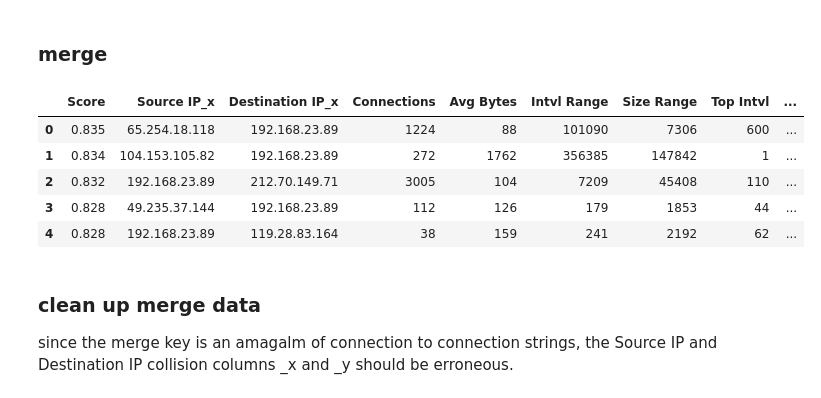
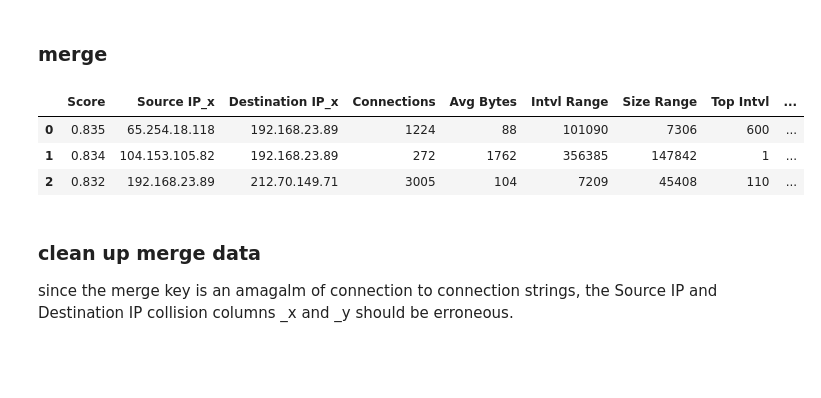
Before and after one commit to jsutch/RITA_Scripts, a Jupyter notebook: Zeek and RITA Analysis - Summary View - Scrubbed.ipynb, the cells around one changed output. Drawn from its saved outputs; the diff is of its cells as text; code cells hidden in the pictures; blank space fills up the shorter version.

```diff
--- a/Zeek and RITA Analysis - Summary View - Scrubbed.ipynb
+++ b/Zeek and RITA Analysis - Summary View - Scrubbed.ipynb
@@ -107,14 +105,12 @@ dfbeacons['ConnString'] = dfbeacons['Source IP'] + '->'+ dfbeacons['Destination
 # %%
 df = pd.merge(dfbeacons, dfconns, on=['ConnString'], how='inner')
 # %%
-df.head(5)
+df.head(3)
 # %% [output]
 |  | Score | Source IP_x | Destination IP_x | Connections | Avg Bytes | Intvl Range | Size Range | Top Intvl | ... |
 | 0 | 0.835 | 65.254.18.118 | 192.168.23.89 | 1224 | 88 | 101090 | 7306 | 600 | ... |
 | 1 | 0.834 | 104.153.105.82 | 192.168.23.89 | 272 | 1762 | 356385 | 147842 | 1 | ... |
 | 2 | 0.832 | 192.168.23.89 | 212.70.149.71 | 3005 | 104 | 7209 | 45408 | 110 | ... |
-| 3 | 0.828 | 49.235.37.144 | 192.168.23.89 | 112 | 126 | 179 | 1853 | 44 | ... |
-| 4 | 0.828 | 192.168.23.89 | 119.28.83.164 | 38 | 159 | 241 | 2192 | 62 | ... |
 # %% [markdown]
 ### clean up merge data
 
```
Also changed, not shown: parts of 120 cells of this notebook.
